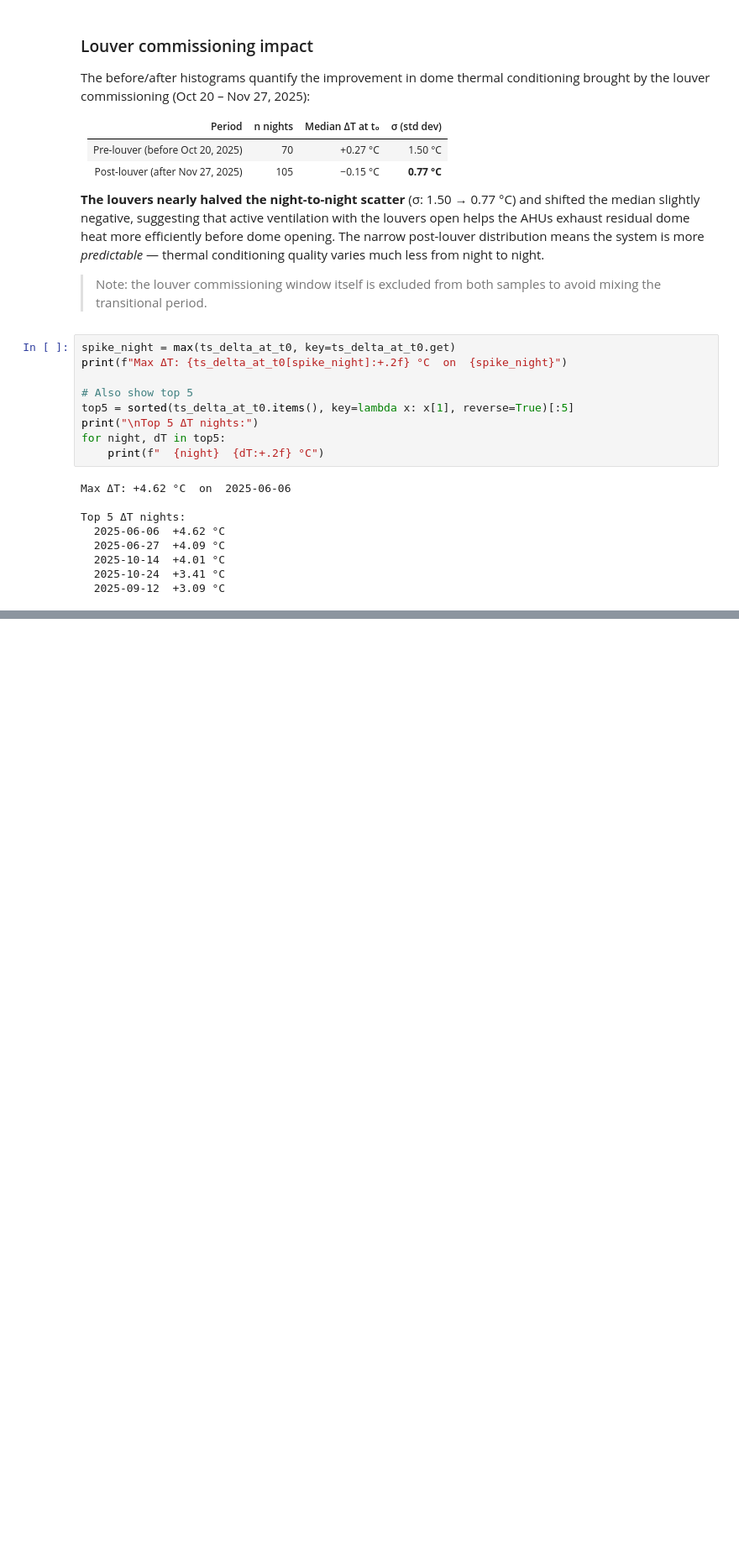
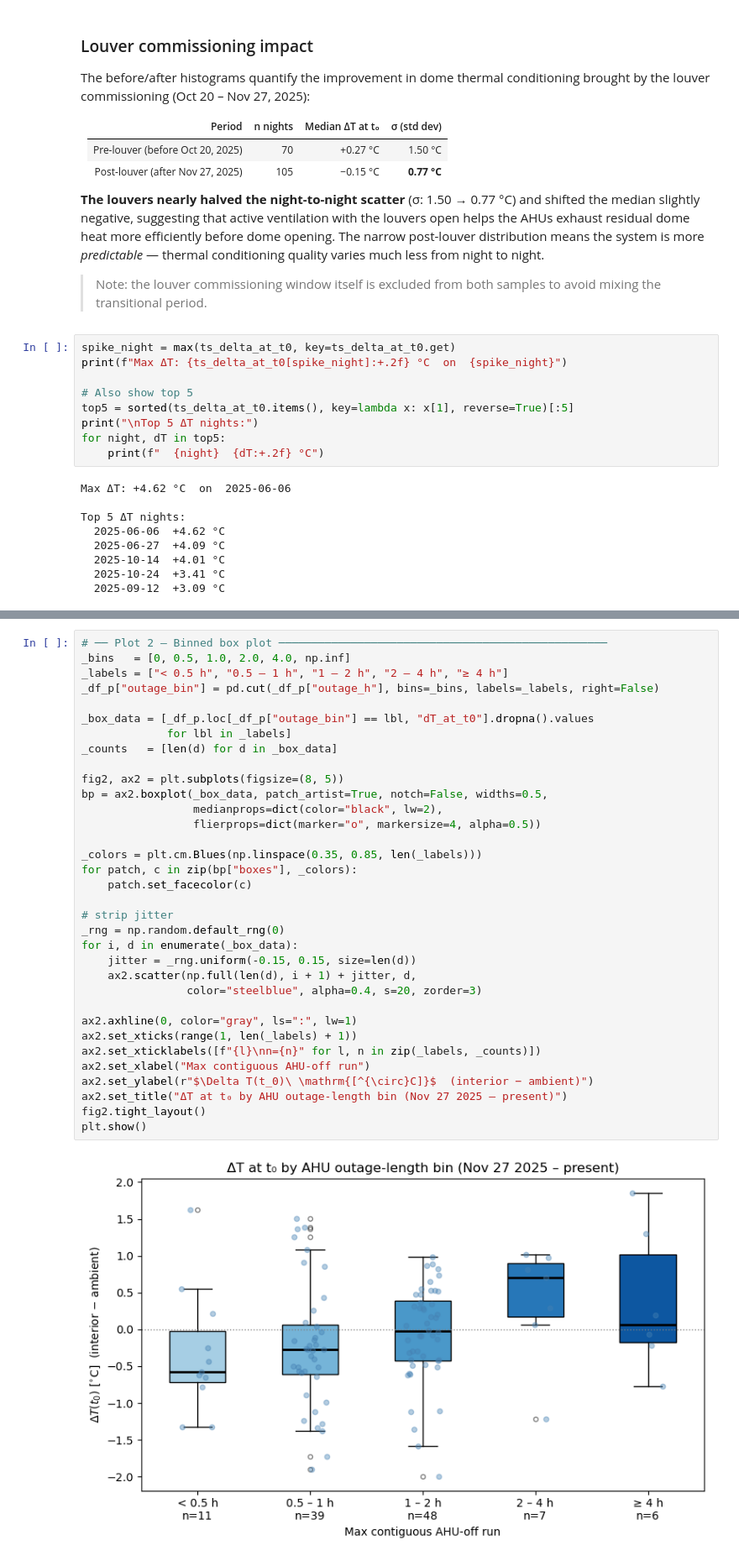
Before and after one commit to bstalder/notebooks, a Jupyter notebook: earlyoperations/HVAC_DaytimeThermalConditioning.ipynb, the cells around one changed output, grey strips where cells are left out. Shown at 84% size. Saved outputs shown, nothing was run; the diff lists cells and outputs as text; blank space fills up the shorter version.

```diff
--- a/earlyoperations/HVAC_DaytimeThermalConditioning.ipynb
+++ b/earlyoperations/HVAC_DaytimeThermalConditioning.ipynb
@@ -926,0 +1110,36 @@ Top 5 ΔT nights:
+# %%
+# ── Plot 2 — Binned box plot ──────────────────────────────────────────────────
+_bins   = [0, 0.5, 1.0, 2.0, 4.0, np.inf]
+_labels = ["< 0.5 h", "0.5 – 1 h", "1 – 2 h", "2 – 4 h", "≥ 4 h"]
+_df_p["outage_bin"] = pd.cut(_df_p["outage_h"], bins=_bins, labels=_labels, right=False)
+
+_box_data = [_df_p.loc[_df_p["outage_bin"] == lbl, "dT_at_t0"].dropna().values
+             for lbl in _labels]
+_counts   = [len(d) for d in _box_data]
+
+fig2, ax2 = plt.subplots(figsize=(8, 5))
+bp = ax2.boxplot(_box_data, patch_artist=True, notch=False, widths=0.5,
+                 medianprops=dict(color="black", lw=2),
+                 flierprops=dict(marker="o", markersize=4, alpha=0.5))
+
+_colors = plt.cm.Blues(np.linspace(0.35, 0.85, len(_labels)))
+for patch, c in zip(bp["boxes"], _colors):
+    patch.set_facecolor(c)
+
+# strip jitter
+_rng = np.random.default_rng(0)
+for i, d in enumerate(_box_data):
+    jitter = _rng.uniform(-0.15, 0.15, size=len(d))
+    ax2.scatter(np.full(len(d), i + 1) + jitter, d,
+                color="steelblue", alpha=0.4, s=20, zorder=3)
+
+ax2.axhline(0, color="gray", ls=":", lw=1)
+ax2.set_xticks(range(1, len(_labels) + 1))
+ax2.set_xticklabels([f"{l}\nn={n}" for l, n in zip(_labels, _counts)])
+ax2.set_xlabel("Max contiguous AHU-off run")
+ax2.set_ylabel(r"$\Delta T(t_0)\ \mathrm{[^{\circ}C]}$  (interior − ambient)")
+ax2.set_title("ΔT at t₀ by AHU outage-length bin (Nov 27 2025 – present)")
+fig2.tight_layout()
+plt.show()
+# %% [output]
+[figure, added]
```
Also changed, not shown: parts of 5 cells of this notebook, 1 other file.
